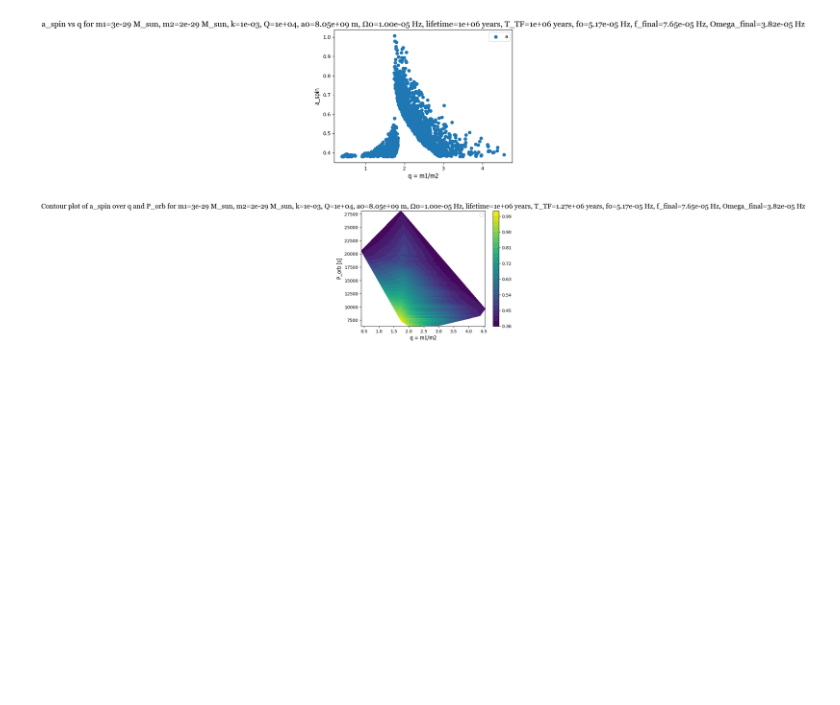
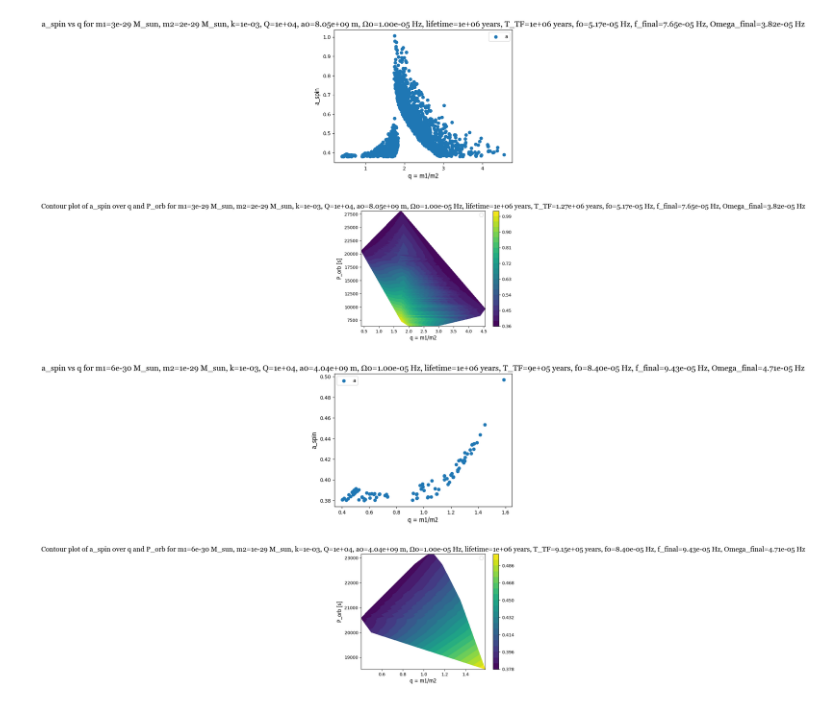
Before and after one commit to Nyaa394/Tidal-Spin-Up-in-Wolf-Rayet-Stars, a Jupyter notebook: main_eq_plots.ipynb, the cells around one changed output. Saved outputs shown, nothing was run; the diff lists cells and outputs as text; code cells hidden in the pictures; blank space fills up the shorter version.

Commit message:
plotted the different cases

```diff
--- a/main_eq_plots.ipynb
+++ b/main_eq_plots.ipynb
@@ -76,7 +76,7 @@ p.plot2d_contour(q_array, P_orb_array, a_spin_array, xlabel='q = m1/m2', ylabel=
 [figure]
 [figure]
 # %%
-# plots for all ok cases
+# plots for all ok cases (my precious)
 
 # important libs and constants
 import plot_utils as p
@@ -97,40 +97,43 @@ with open("all_ok.csv", "r") as o:
     reader = csv.DictReader(o)
     for row in reader:
         sol_id = row["ID"]
-
-        data = np.load(f"solutions/{sol_id}.npz")
-        t = data["t"]
-        f = data["f"]
-        Omega = data["Omega"]
 
         # read metadata from csv
         m1 = float(row["m_WR/M_Sun"])
         m2 = float(row["m_companion/M_Sun"])
         a0 = float(row["initial separation a0 (m)"])
         Omega0 = float(row["initial spin Omega0 (Hz)"])
         f0 = float(row["initial frequency f0 (Hz)"])
         k = float(row["k"])
         Q = float(row["Q"])
         R1 = float(row["WR star Radius R_WR"])
         lifetime = float(row["lifetime (years)"])
         T_TF = float(row["tidal function timescale (years)"])
         f_final = float(row["f_final (Hz)"])
         Omega_final = float(row["Omega_final (Hz)"])
         J = float(row["final angular momentum J (kg m^2/s)"])
         a_spin = float(row["spin parameter a_spin"])
         a_final = float(row["final separation a_final (m)"])
         a_min_si = float(row["minimum separation a_min (m)"])
         q = m1/m2
 
         all_q.append(q)
         all_a_spin.append(a_spin)
         all_kQ.append(k/Q)
         all_P_orb.append(2/f_final)
 
+q_array = np.array(all_q)
+a_spin_array = np.array(all_a_spin)
+kQ_array = np.array(all_kQ)
+P_orb_array = np.array(all_P_orb)
+
 # plot a_spin vs q
 p.scatter2d(q_array, a_spin_array, xlabel='q = m1/m2',
             ylabel='a_spin', title=f"a_spin vs q for m1={format(m1/Msolar, '.0e')} M_sun, m2={format(m2/Msolar, '.0e')} M_sun, k={format(k, '.0e')}, Q={format(Q, '.0e')}, a0={format(a0, '.2e')} m, Ω0={format(Omega0, '.2e')} Hz, lifetime={format(lifetime, '.0e')} years, T_TF={format(T_TF, '.0e')} years, f0={format(f0, '.2e')} Hz, f_final={format(f_final, '.2e')} Hz, Omega_final={format(Omega_final, '.2e')} Hz", legend='a_spin(q)', colour=None, axis_font='Tahoma', axis_size=12, title_font='Georgia', title_size=16, legend_size=10)
 
 # plot q vs k/Q with a contour for a_spin
 p.plot2d_contour(q_array, P_orb_array, a_spin_array, xlabel='q = m1/m2', ylabel='P_orb [s]',
                  title=f"Contour plot of a_spin over q and P_orb for m1={format(m1/Msolar, '.0e')} M_sun, m2={format(m2/Msolar, '.0e')} M_sun, k={format(k, '.0e')}, Q={format(Q, '.0e')}, a0={format(a0, '.2e')} m, Ω0={format(Omega0, '.2e')} Hz, lifetime={format(lifetime, '.0e')} years, T_TF={format(T_TF, '.2e')} years, f0={format(f0, '.2e')} Hz, f_final={format(f_final, '.2e')} Hz, Omega_final={format(Omega_final, '.2e')} Hz", legend='a_spin(q, k/Q)', axis_font='Tahoma', axis_size=12, title_font='Georgia', title_size=16, legend_size=10)
+# %% [output]
+[figure, added]
+[figure, added]
```
Also changed, not shown: parts of 4 cells of this notebook.
